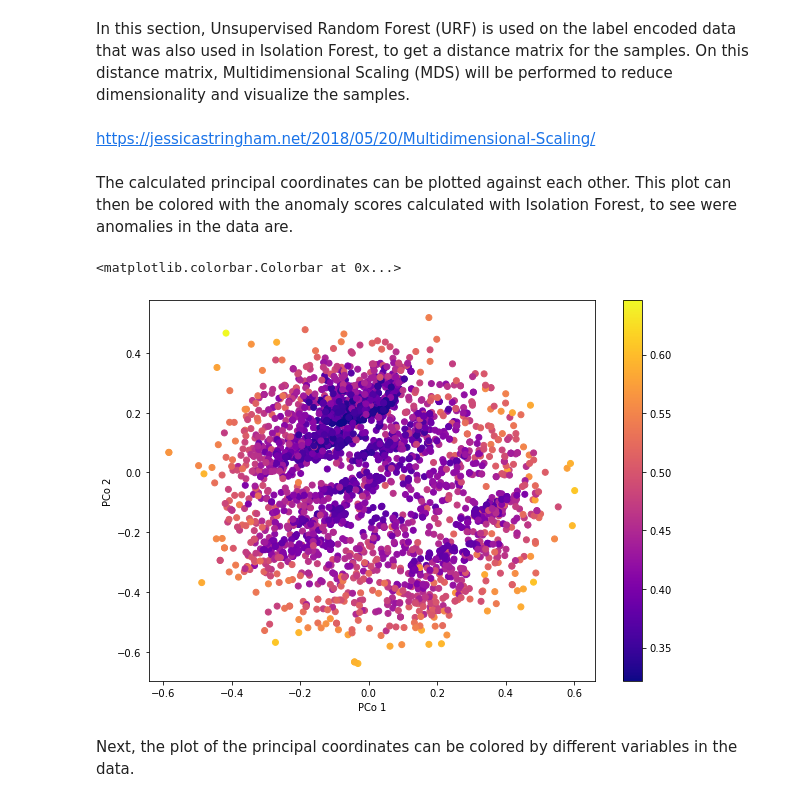
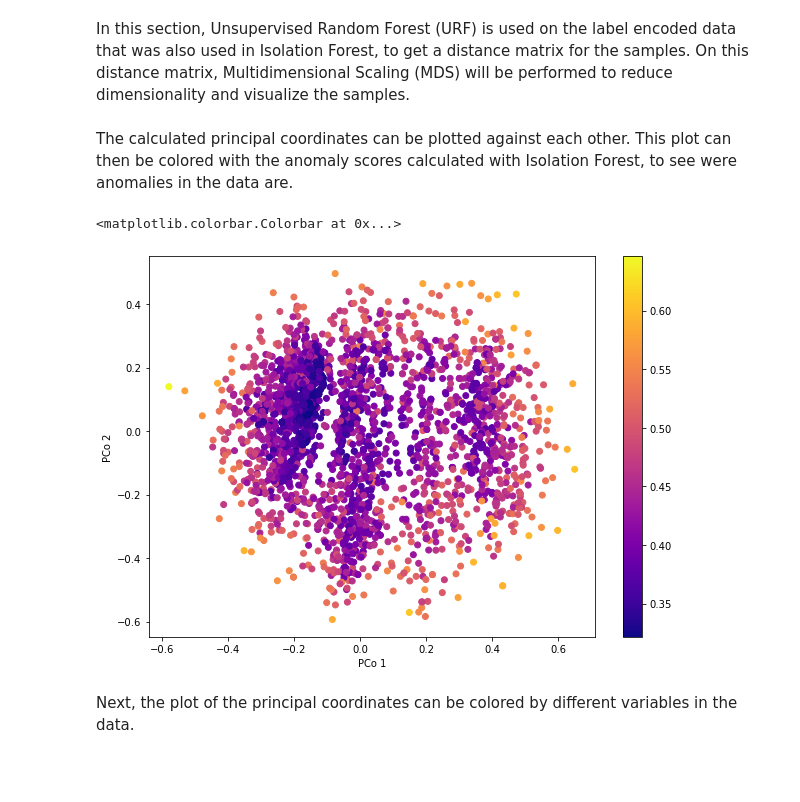
Before and after one commit to xmsterl/SP_squirrels, a Jupyter notebook: squirrels.ipynb, the cells around one changed output. Cells and saved outputs as stored; diff of their text form; code cells hidden in the pictures; blank space fills up the shorter version.

```diff
--- a/squirrels.ipynb
+++ b/squirrels.ipynb
@@ -257,16 +254,26 @@ plt.bar(x = np.asarray(range(0, len(scores))), height = original_paper_score)
 # Unsupervised random forest and Multidimensional Scaling
 # %% [markdown]
 In this section, Unsupervised Random Forest (URF) is used on the label encoded data that was also used in Isolation Forest, to get a distance matrix for the samples. On this distance matrix, Multidimensional Scaling (MDS) will be performed to reduce dimensionality and visualize the samples.
-# %% [markdown]
-https://jessicastringham.net/2018/05/20/Multidimensional-Scaling/
+# %%
+# Function to calculate mean distance matrix over 5 runs of URF
+def urf_5(data):
+    dist_list = []
+
+    for i in range(5):
+        urf_model = urf(n_trees=500, max_depth=3)
+        distance_mat = urf_model.get_distance(data.to_numpy())
+        dist_list.append(distance_mat)
+
+    dist_mat_mean = np.mean(dist_list, axis = 0)
+
+    return dist_mat_mean
 # %%
-# Get distance matrix from Unsupervised Random Forest
-urf_model = urf(n_trees=500, max_depth=3)
-distance_mat = urf_model.get_distance(squirrels_encoded.to_numpy())
+# Get distance matrix averaged over 5 runs
+squirrels_mean_dist_mat = urf_5(squirrels_encoded)
 
 # Calculate PC scores from distance matrix using sklearn
 embedding = MDS(n_components=2, dissimilarity='precomputed')
-PC_scores_MDS = embedding.fit_transform(distance_mat)
+PC_scores_MDS = embedding.fit_transform(squirrels_mean_dist_mat)
 
 PC_scores_MDS = pd.DataFrame(PC_scores_MDS)
 # plt.scatter(PC_scores_MDS[0], PC_scores_MDS[1])
@@ -275,15 +282,15 @@ The calculated principal coordinates can be plotted against each other. This plo
 # %%
 # Color PCoA plots by anomaly score from IF
 f, ax = plt.subplots(figsize=(10, 7))
-points = ax.scatter(PC_scores_MDS[0], PC_scores_MDS[1], c=original_paper_score, cmap='plasma')
+points = ax.scatter(PC_scores_MDS[0], PC_scores_MDS[1], c=list(original_paper_score), cmap='plasma')
 ax.set_xlabel('PCo 1')
 ax.set_ylabel('PCo 2')
 f.colorbar(points)
 
 # plt.savefig('IF_anomaly.png')
 # %% [output]
 <matplotlib.colorbar.Colorbar at 0x...>
-[figure, old version]
+[figure, new version]
 # %% [markdown]
 Next, the plot of the principal coordinates can be colored by different variables in the data.
 # %%
```
Also changed, not shown: parts of 8 cells of this notebook.
